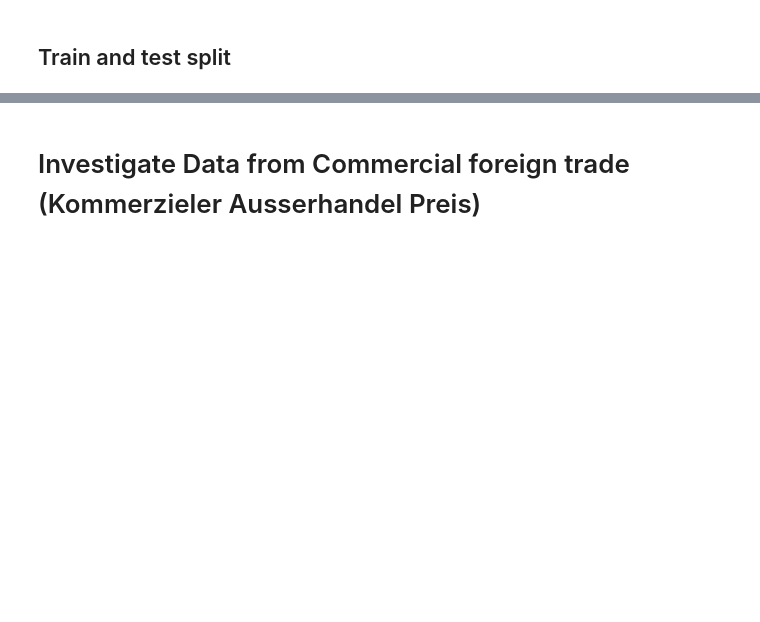
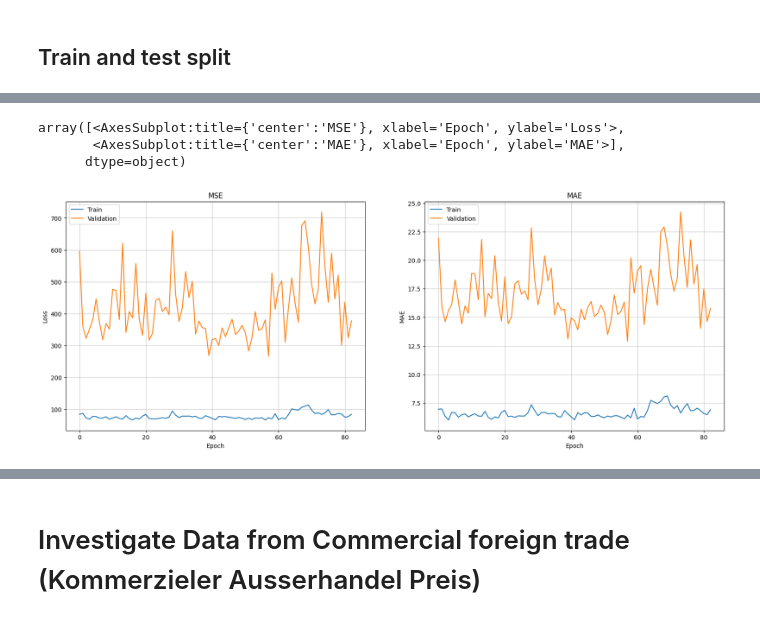
Before and after one commit to Arassc/energy-analysis-and-predictions, a Jupyter notebook: notebooks/load_data_test.ipynb, the cells around one changed output, grey strips where cells are left out. Saved outputs shown, nothing was run; the diff lists cells and outputs as text; code cells hidden in the pictures; blank space fills up the shorter version.

Commit message:
creat train test split and gru model methods

```diff
--- a/notebooks/load_data_test.ipynb
+++ b/notebooks/load_data_test.ipynb
@@ -150,10 +150,9 @@ plot_price_with_interactive_timestamps(energy_prices_df, energy_prices_df.index,
 # %% [markdown]
 ## Train and test split
 # %%
-print(energy_prices_df.shape)
 TRAIN_TEST_SEQUENCE = math.ceil(energy_prices_df.shape[0] * 0.15)
 print('INPUT_LENGTH_SPLIT =', TRAIN_TEST_SEQUENCE)
-TRAIN_TEST_RATIO = 0.66
+TRAIN_TEST_RATIO = 0.7
 N_FEATURES = 1
 OUTPUT_LENGTH = 1
 FOLDS_SEQUENCE = 1
@@ -201,0 +213,2 @@ assert X_test.shape == (total_number_test_folds, INPUT_LENGTH_FOLD_TEST, N_FEATU
+# %%
+model = load_gru_model(X_train, y_train, 64, 32, 'L1L2', 0.05)
@@ -201,0 +233,7 @@ assert X_test.shape == (total_number_test_folds, INPUT_LENGTH_FOLD_TEST, N_FEATU
+# %%
+model = compile_model(model, learning_rate=0.02, optimizer="rmsprop", metric="mae")
+# %%
+patience = 25
+epochs = 100
+batch_size = 32
+(fited_model, history) = fit_model(model, X_train, y_train, patience, epochs, batch_size)
@@ -201,0 +258,7 @@ assert X_test.shape == (total_number_test_folds, INPUT_LENGTH_FOLD_TEST, N_FEATU
+# %%
+plot_history(history)
+# %% [output]
+array([<AxesSubplot:title={'center':'MSE'}, xlabel='Epoch', ylabel='Loss'>,
+       <AxesSubplot:title={'center':'MAE'}, xlabel='Epoch', ylabel='MAE'>],
+      dtype=object)
+[figure, added]
```
Also changed, not shown: parts of 20 cells of this notebook, 5 other files.
